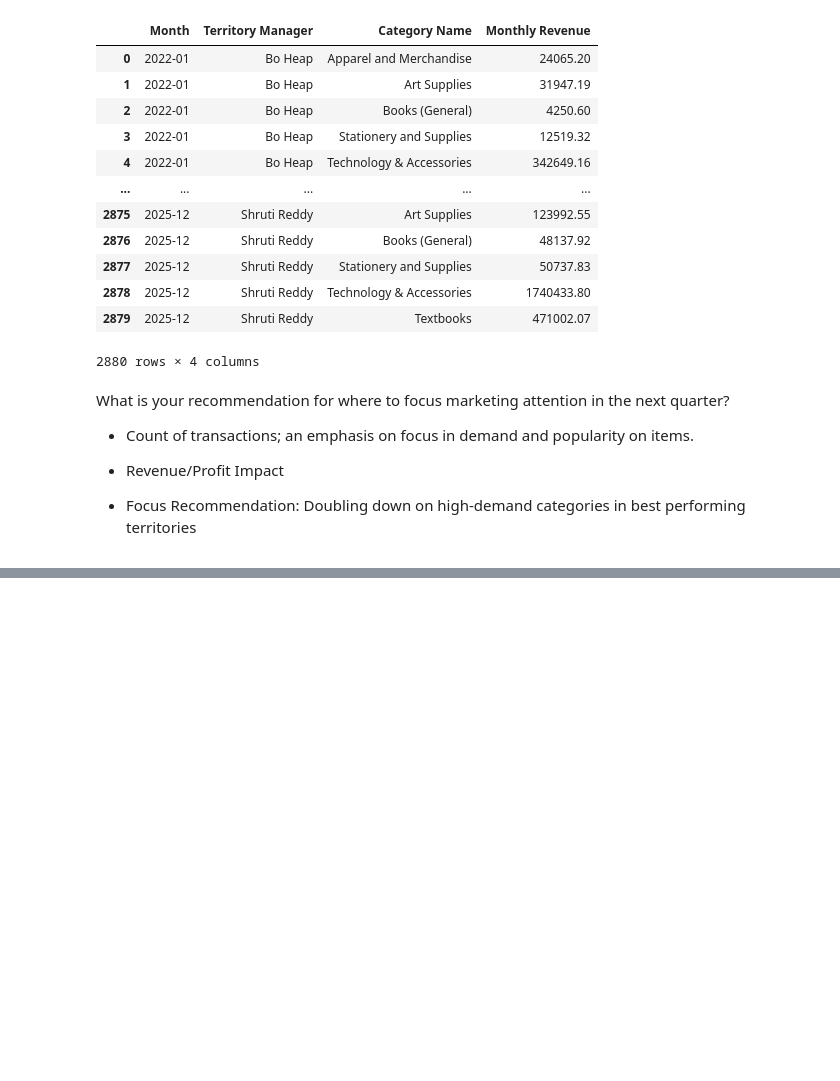
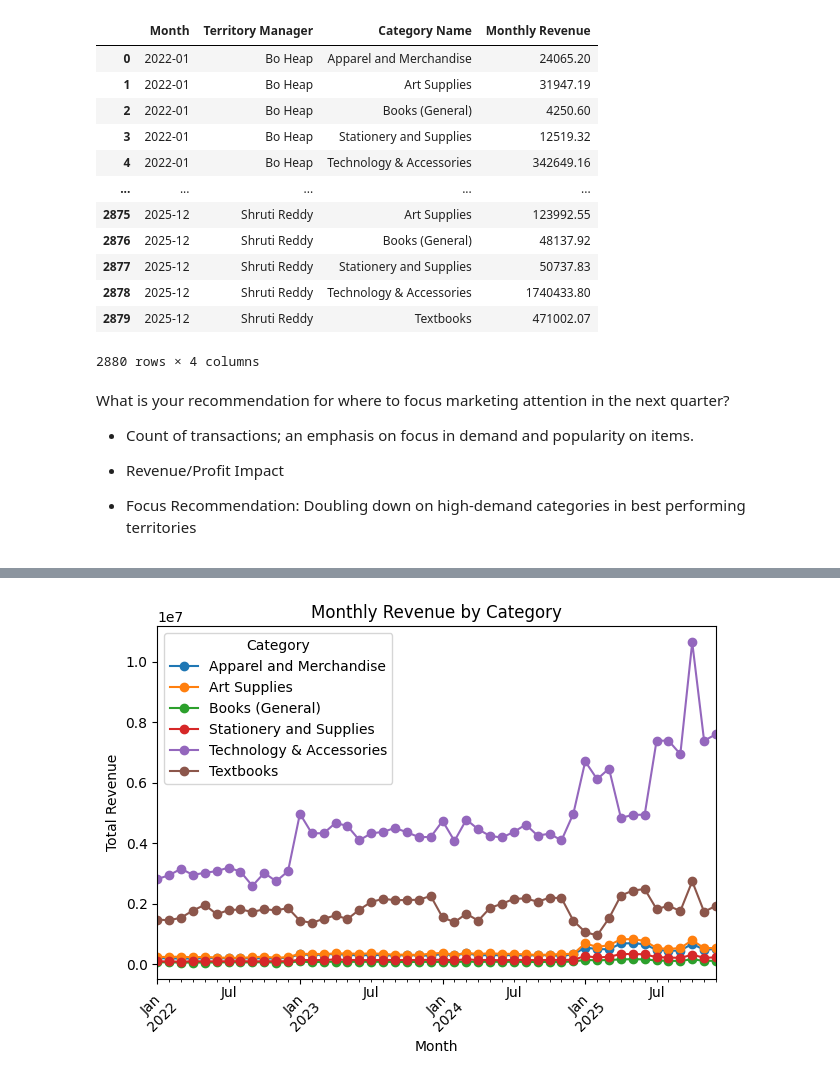
Before and after one commit to elandverymuchnothing/Capstone_2, a Jupyter notebook: lastname_sales_analysis.ipynb, the cells around one changed output, grey strips where cells are left out. Saved outputs shown, nothing was run; the diff lists cells and outputs as text; code cells hidden in the pictures; blank space fills up the shorter version.

```diff
--- a/lastname_sales_analysis.ipynb
+++ b/lastname_sales_analysis.ipynb
@@ -524,0 +550,19 @@ What is your recommendation for where to focus marketing attention in the next q
+# %%
+revenue = (
+    df.groupby(['Month', 'Category Name'])['Sale Amount']
+    .sum()
+    .reset_index(name='Total Revenue'))
+
+pivot_rev = revenue.pivot(index='Month', columns='Category Name', values='Total Revenue')
+
+pivot_rev.plot(kind='line', marker='o')
+
+plt.title('Monthly Revenue by Category')
+plt.xlabel('Month')
+plt.ylabel('Total Revenue')
+plt.legend(title='Category')
+plt.xticks(rotation=45)
+plt.tight_layout()
+plt.show()
+# %% [output]
+[figure, added]
```
Also changed, not shown: parts of 2 cells of this notebook.
